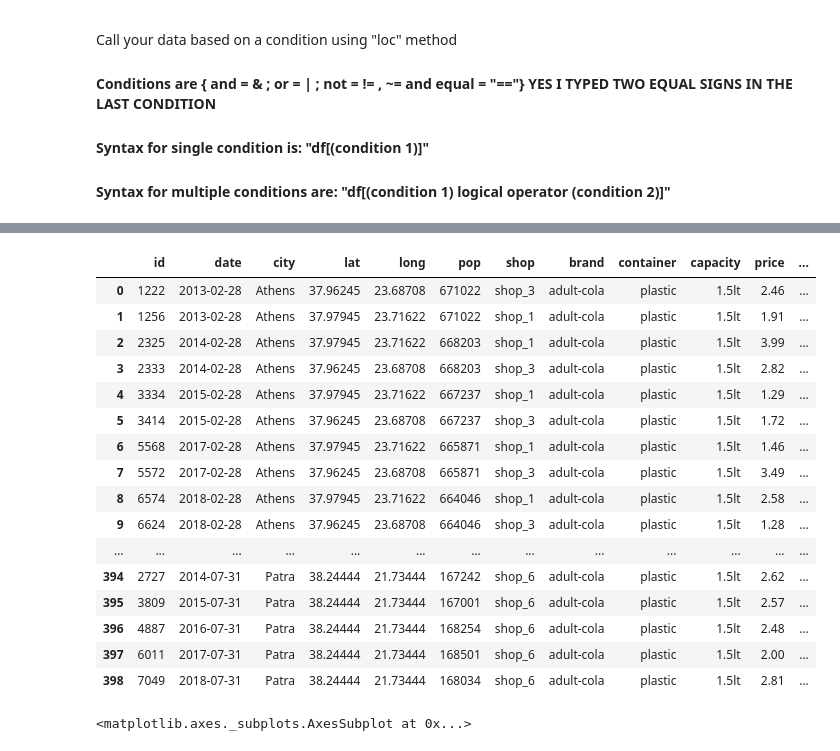
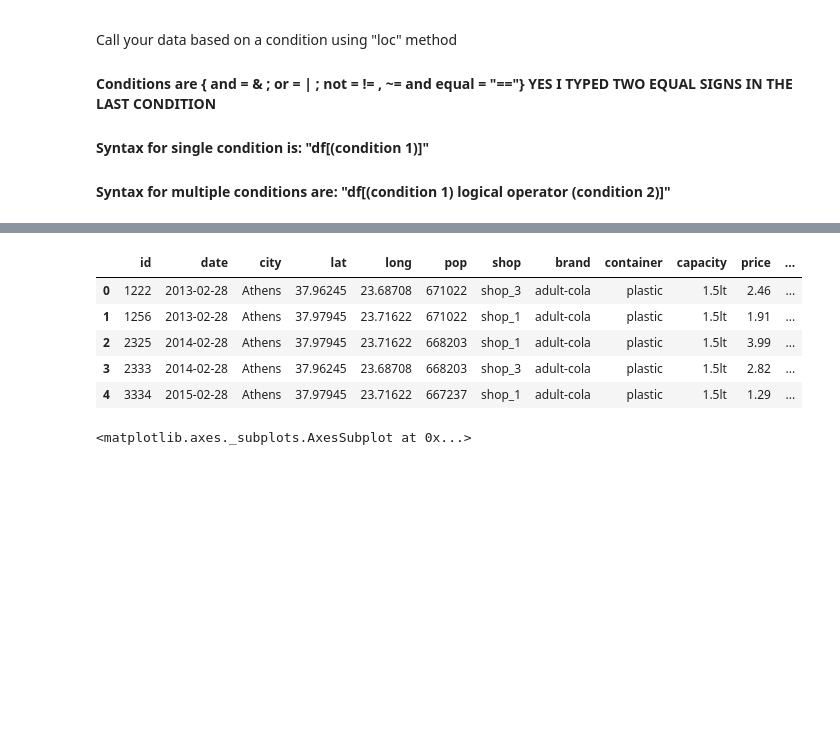
Before and after one commit to mknomics/teaching_intro_price_optimization, a Jupyter notebook: Soda_Time_Variations.ipynb, the cells around one changed output, grey strips where cells are left out. Saved outputs shown, nothing was run; the diff lists cells and outputs as text; code cells hidden in the pictures; blank space fills up the shorter version.

```diff
--- a/Soda_Time_Variations.ipynb
+++ b/Soda_Time_Variations.ipynb
@@ -39,23 +44,12 @@ Call your data based on a condition using "loc" method
 # %%
-df.loc[(df['brand']=='adult-cola') & (df['capacity']=='1.5lt')]
+df.loc[(df['brand']=='adult-cola') & (df['capacity']=='1.5lt')].head()
 # %% [output]
 |  | id | date | city | lat | long | pop | shop | brand | container | capacity | price | ... |
 | 0 | 1222 | 2013-02-28 | Athens | 37.96245 | 23.68708 | 671022 | shop_3 | adult-cola | plastic | 1.5lt | 2.46 | ... |
 | 1 | 1256 | 2013-02-28 | Athens | 37.97945 | 23.71622 | 671022 | shop_1 | adult-cola | plastic | 1.5lt | 1.91 | ... |
 | 2 | 2325 | 2014-02-28 | Athens | 37.97945 | 23.71622 | 668203 | shop_1 | adult-cola | plastic | 1.5lt | 3.99 | ... |
 | 3 | 2333 | 2014-02-28 | Athens | 37.96245 | 23.68708 | 668203 | shop_3 | adult-cola | plastic | 1.5lt | 2.82 | ... |
 | 4 | 3334 | 2015-02-28 | Athens | 37.97945 | 23.71622 | 667237 | shop_1 | adult-cola | plastic | 1.5lt | 1.29 | ... |
-| 5 | 3414 | 2015-02-28 | Athens | 37.96245 | 23.68708 | 667237 | shop_3 | adult-cola | plastic | 1.5lt | 1.72 | ... |
-| 6 | 5568 | 2017-02-28 | Athens | 37.97945 | 23.71622 | 665871 | shop_1 | adult-cola | plastic | 1.5lt | 1.46 | ... |
-| 7 | 5572 | 2017-02-28 | Athens | 37.96245 | 23.68708 | 665871 | shop_3 | adult-cola | plastic | 1.5lt | 3.49 | ... |
-| 8 | 6574 | 2018-02-28 | Athens | 37.97945 | 23.71622 | 664046 | shop_1 | adult-cola | plastic | 1.5lt | 2.58 | ... |
-| 9 | 6624 | 2018-02-28 | Athens | 37.96245 | 23.68708 | 664046 | shop_3 | adult-cola | plastic | 1.5lt | 1.28 | ... |
-| ... | ... | ... | ... | ... | ... | ... | ... | ... | ... | ... | ... | ... |
-| 394 | 2727 | 2014-07-31 | Patra | 38.24444 | 21.73444 | 167242 | shop_6 | adult-cola | plastic | 1.5lt | 2.62 | ... |
-| 395 | 3809 | 2015-07-31 | Patra | 38.24444 | 21.73444 | 167001 | shop_6 | adult-cola | plastic | 1.5lt | 2.57 | ... |
-| 396 | 4887 | 2016-07-31 | Patra | 38.24444 | 21.73444 | 168254 | shop_6 | adult-cola | plastic | 1.5lt | 2.48 | ... |
-| 397 | 6011 | 2017-07-31 | Patra | 38.24444 | 21.73444 | 168501 | shop_6 | adult-cola | plastic | 1.5lt | 2.00 | ... |
-| 398 | 7049 | 2018-07-31 | Patra | 38.24444 | 21.73444 | 168034 | shop_6 | adult-cola | plastic | 1.5lt | 2.81 | ... |
 # %%
 # Goal: extract 'adult-cola' that is 1.5 liter and define a new data frame
 
```
Also changed, not shown: parts of 5 cells of this notebook.
